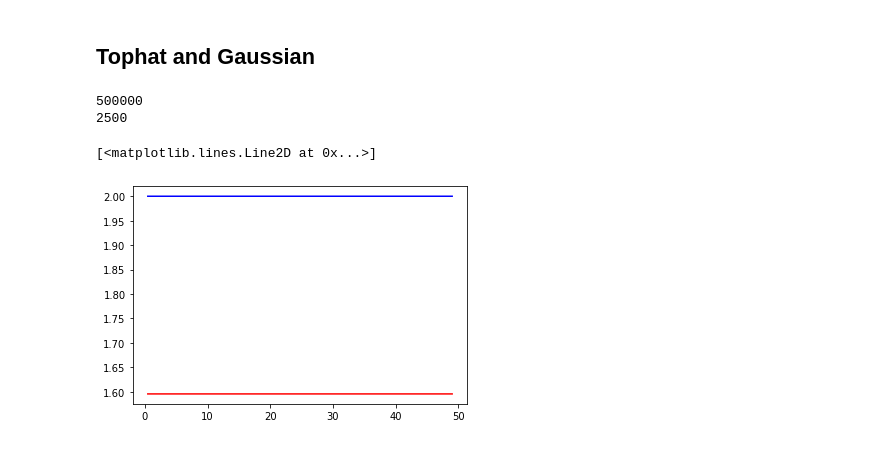
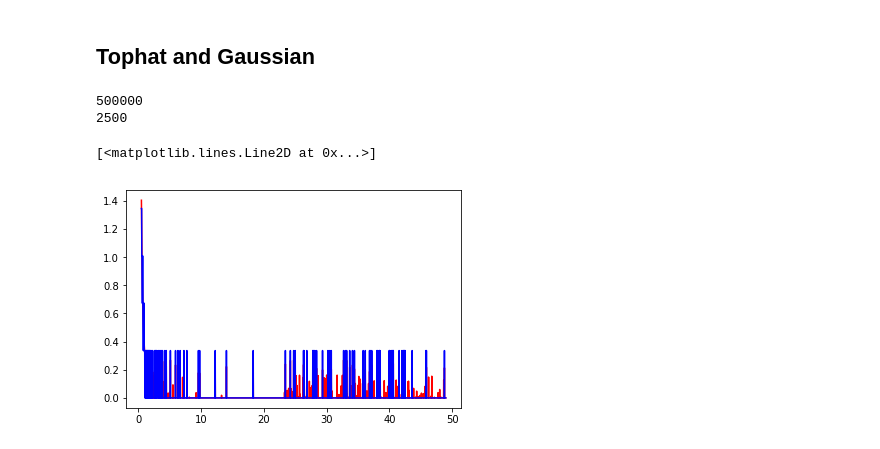
Before and after one commit to kssumanth27/Notebooks---signal, a Jupyter notebook: Power Law.ipynb, the cells around one changed output. Cells and saved outputs as stored; diff of their text form; code cells hidden in the pictures.

```diff
--- a/Power Law.ipynb
+++ b/Power Law.ipynb
@@ -17,7 +17,7 @@ for item in lst:
 nu = data['nu']
 nu_50 = nu[nu<50]
 nu6 = nu_50*1E6
-
+nu_50_old = nu_50
 Tsig = data['Tsig']
 Tsig_50 = Tsig[nu<50]        # unit of k
 Tsig3 = Tsig_50*1E3      # unit of mk
@@ -147,22 +147,22 @@ plt.legend()
 # %%
 bins = np.arange(0,50,0.0001)
 print(len(bins))
 
 # normlaized bins
+nu2d_old = nu_50_old[:,np.newaxis]
 nu2d = nu_50[:,np.newaxis]
-
-kde = KernelDensity(kernel="gaussian", bandwidth=0.0001).fit(nu2d)
+kde = KernelDensity(kernel="gaussian", bandwidth=0.001).fit(nu2d_old)
 log_dens = kde.score_samples(nu2d)
 
 plt.plot(nu_50,np.exp(log_dens),'r')
 print(len(log_dens))
 
 
-kde = KernelDensity(kernel="tophat", bandwidth=0.0001).fit(nu2d)
+kde = KernelDensity(kernel="tophat", bandwidth=0.001).fit(nu2d_old)
 log_dens2 = kde.score_samples(nu2d)
 plt.plot(nu_50,np.exp(log_dens2),'b')
 # %% [output]
 500000
 2500
 [<matplotlib.lines.Line2D at 0x...>]
-[figure, old version]
+[figure, new version]
```
Also changed, not shown: parts of 7 cells of this notebook.
